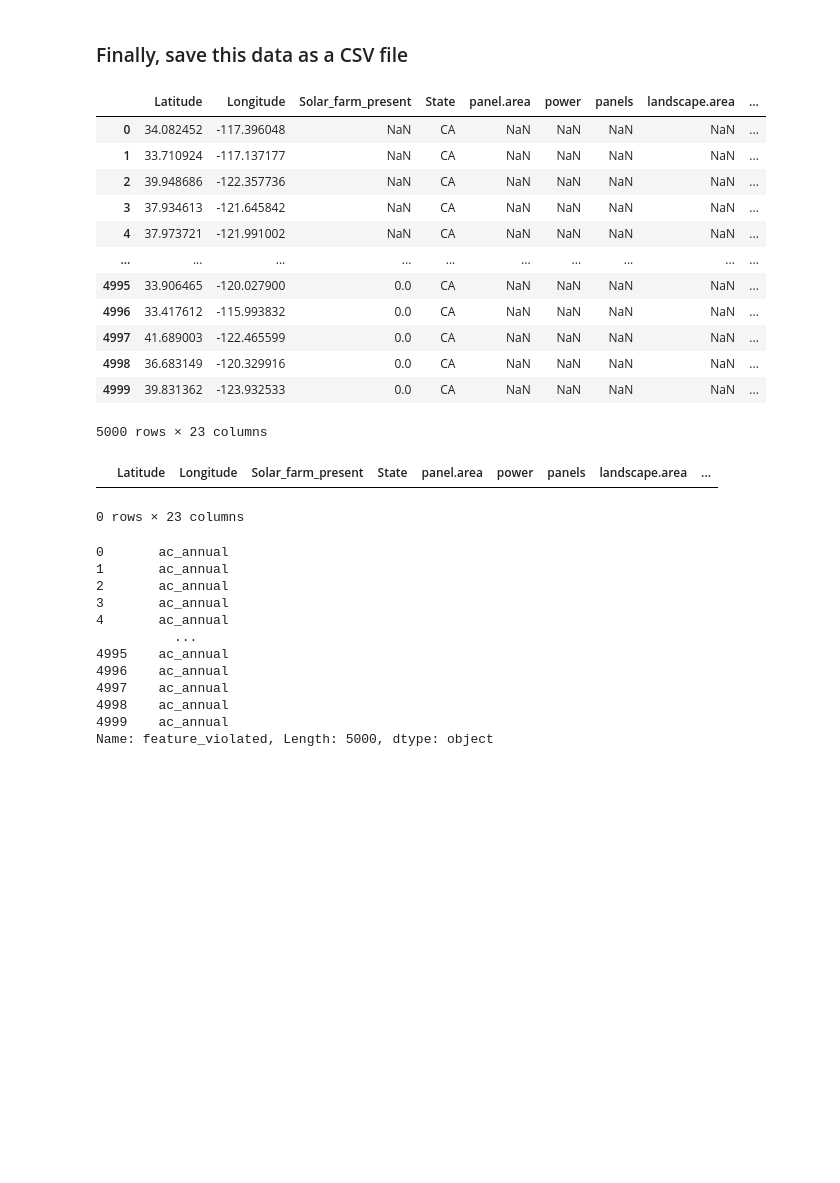
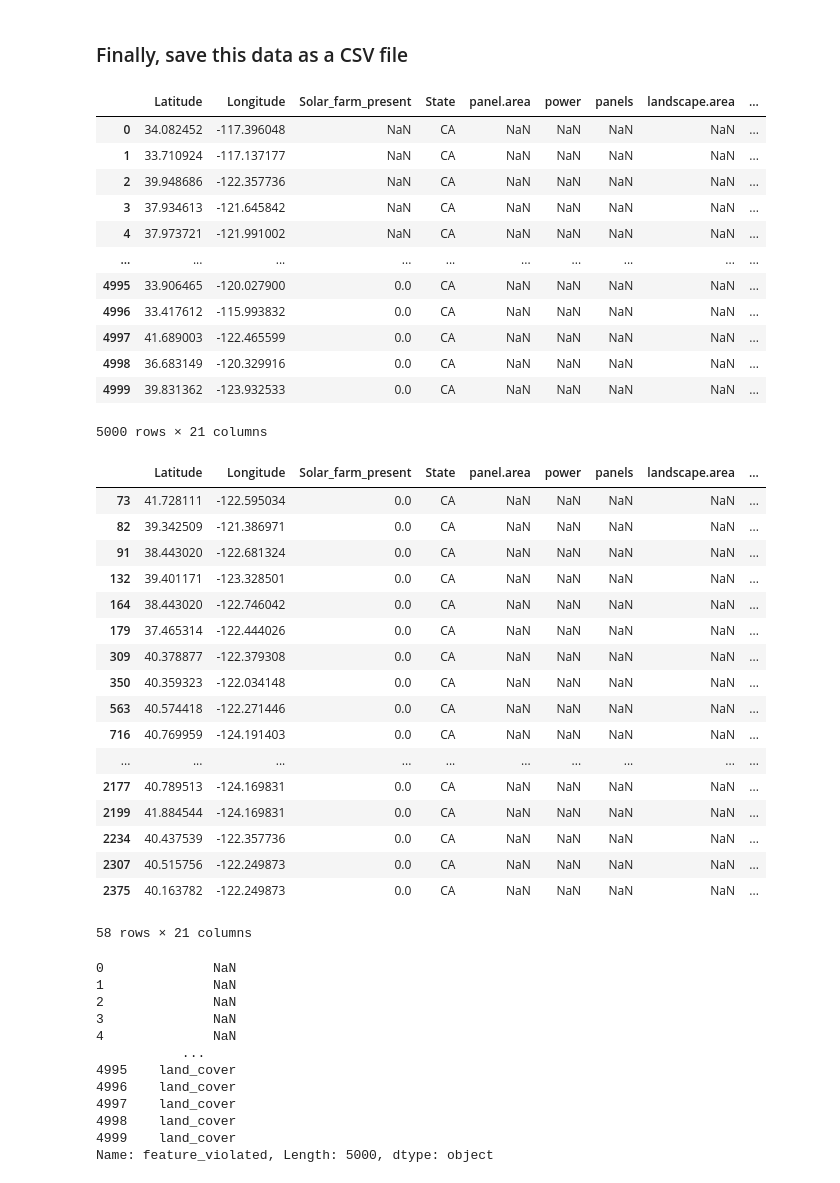
Before and after one commit to hrhampapura/SolarFarmPrediction, a Jupyter notebook: data_code/PVWatts_output.ipynb, the cells around one changed output. Cells and saved outputs as stored; diff of their text form; code cells hidden in the pictures; blank space fills up the shorter version.

Commit message:
Bugs fixed. Solar data added

```diff
--- a/data_code/PVWatts_output.ipynb
+++ b/data_code/PVWatts_output.ipynb
@@ -633,5 +679,5 @@ ca_features_with_solar_data.drop(columns='geometry').to_csv(data_path2+'ca_data_
 # %%
-ca_features_with_solar_data_check = pd.read_csv(data_path2+'ca_data_version_12.csv')
+ca_features_with_solar_data_check = pd.read_csv(data_path2+'ca_data_version_14.csv')
 ca_features_with_solar_data_check
 # %% [output]
 |  | Latitude | Longitude | Solar_farm_present | State | panel.area | power | panels | landscape.area | ... |
@@ -646,24 +692,40 @@ ca_features_with_solar_data_check
 | 4997 | 41.689003 | -122.465599 | 0.0 | CA | NaN | NaN | NaN | NaN | ... |
 | 4998 | 36.683149 | -120.329916 | 0.0 | CA | NaN | NaN | NaN | NaN | ... |
 | 4999 | 39.831362 | -123.932533 | 0.0 | CA | NaN | NaN | NaN | NaN | ... |
-5000 rows × 23 columns
+5000 rows × 21 columns
 # %%
-ca_features_with_solar_data_check.loc[(ca_features_with_solar_data_check['feature_violated']!='ac_annual')]
+ca_features_with_solar_data_check.loc[(ca_features_with_solar_data_check['feature_violated']=='ac_annual')]
 # %% [output]
 |  | Latitude | Longitude | Solar_farm_present | State | panel.area | power | panels | landscape.area | ... |
+| 73 | 41.728111 | -122.595034 | 0.0 | CA | NaN | NaN | NaN | NaN | ... |
+| 82 | 39.342509 | -121.386971 | 0.0 | CA | NaN | NaN | NaN | NaN | ... |
+| 91 | 38.443020 | -122.681324 | 0.0 | CA | NaN | NaN | NaN | NaN | ... |
+| 132 | 39.401171 | -123.328501 | 0.0 | CA | NaN | NaN | NaN | NaN | ... |
+| 164 | 38.443020 | -122.746042 | 0.0 | CA | NaN | NaN | NaN | NaN | ... |
+| 179 | 37.465314 | -122.444026 | 0.0 | CA | NaN | NaN | NaN | NaN | ... |
+| 309 | 40.378877 | -122.379308 | 0.0 | CA | NaN | NaN | NaN | NaN | ... |
+| 350 | 40.359323 | -122.034148 | 0.0 | CA | NaN | NaN | NaN | NaN | ... |
+| 563 | 40.574418 | -122.271446 | 0.0 | CA | NaN | NaN | NaN | NaN | ... |
+| 716 | 40.769959 | -124.191403 | 0.0 | CA | NaN | NaN | NaN | NaN | ... |
+| ... | ... | ... | ... | ... | ... | ... | ... | ... | ... |
+| 2177 | 40.789513 | -124.169831 | 0.0 | CA | NaN | NaN | NaN | NaN | ... |
+| 2199 | 41.884544 | -124.169831 | 0.0 | CA | NaN | NaN | NaN | NaN | ... |
+| 2234 | 40.437539 | -122.357736 | 0.0 | CA | NaN | NaN | NaN | NaN | ... |
+| 2307 | 40.515756 | -122.249873 | 0.0 | CA | NaN | NaN | NaN | NaN | ... |
+| 2375 | 40.163782 | -122.249873 | 0.0 | CA | NaN | NaN | NaN | NaN | ... |
-0 rows × 23 columns
+58 rows × 21 columns
 # %%
 ca_features_with_solar_data_check['feature_violated']
 # %% [output]
-0       ac_annual
-1       ac_annual
-2       ac_annual
-3       ac_annual
-4       ac_annual
-          ...
-4995    ac_annual
-4996    ac_annual
-4997    ac_annual
-4998    ac_annual
-4999    ac_annual
+0              NaN
+1              NaN
+2              NaN
+3              NaN
+4              NaN
+           ...
+4995    land_cover
+4996    land_cover
+4997    land_cover
+4998    land_cover
+4999    land_cover
 Name: feature_violated, Length: 5000, dtype: object
```
Also changed, not shown: parts of 17 cells of this notebook, 4 other files.
